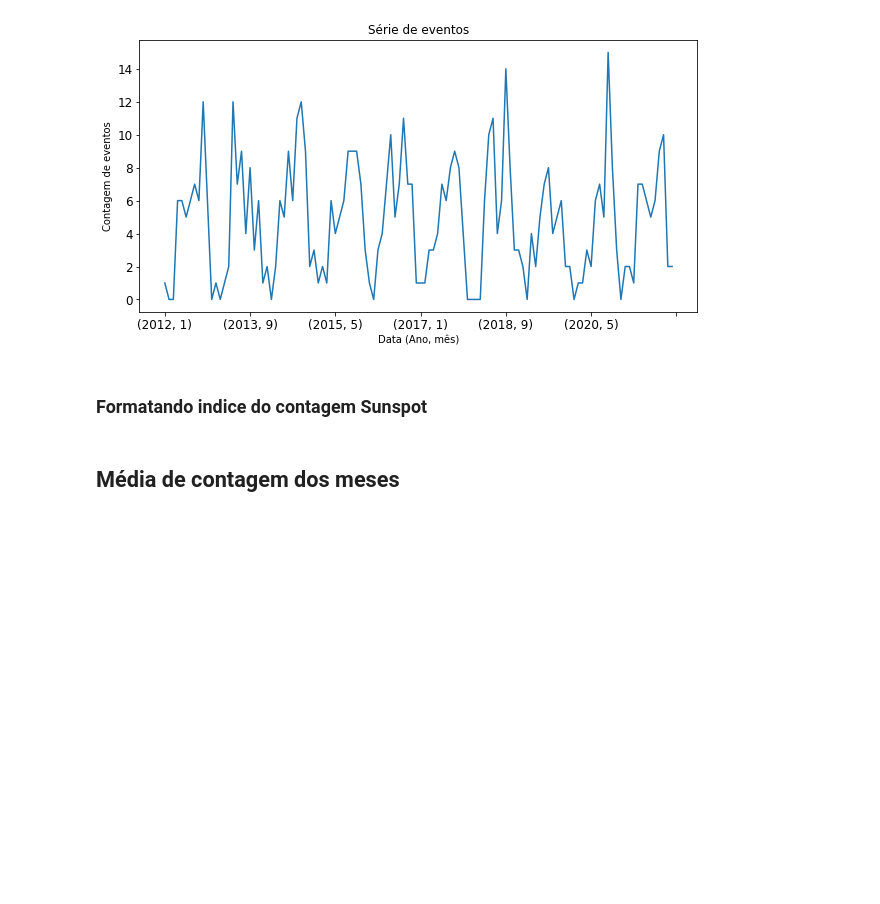
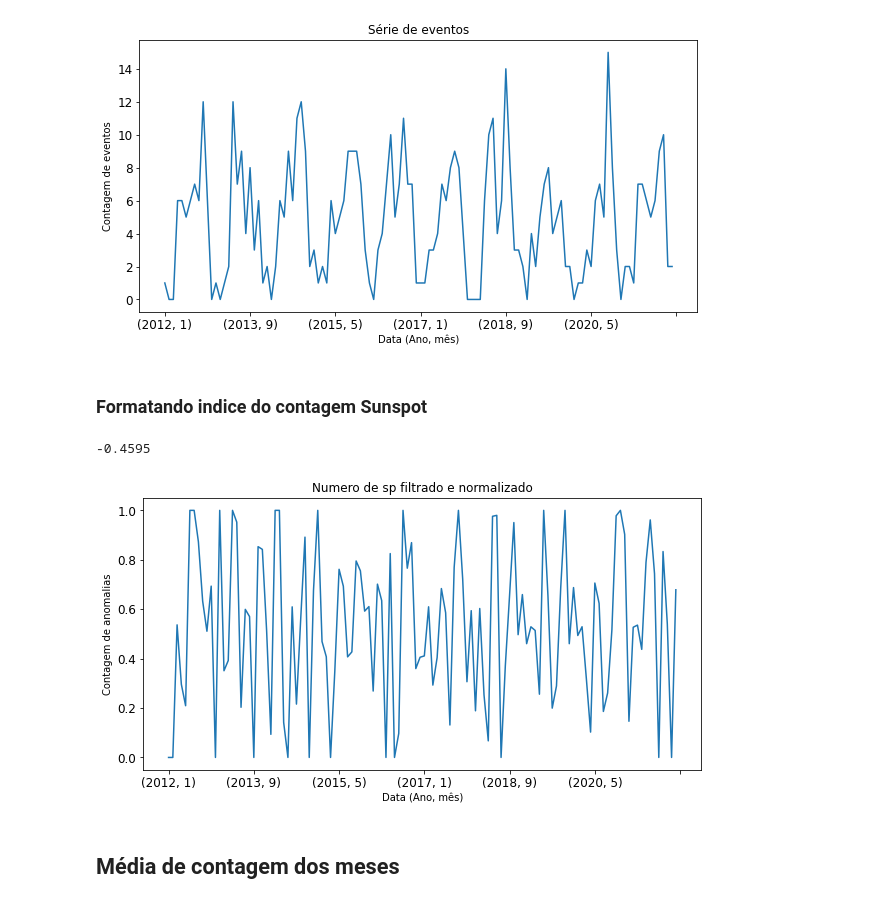
Before and after one commit to morganzera/TGF, a Jupyter notebook: Pibic_pt2/Contagem.ipynb, the cells around one changed output. Cells and saved outputs as stored; diff of their text form; code cells hidden in the pictures; blank space fills up the shorter version.

```diff
--- a/Pibic_pt2/Contagem.ipynb
+++ b/Pibic_pt2/Contagem.ipynb
@@ -148,5 +148,11 @@ dados_sp = []
 for i in sp:
     dados_sp.append(i)
 # Arrumando os dados numa tabela certinha:
-sp_pronto = pd.DataFrame(dados_sp, index=iSP_Formatado, columns=['Numero de sp medio'])
+sp_pronto = pd.DataFrame(dados_sp, columns=['Numero de sp medio'])
+sp_pronto['indice'] = iSP_Formatado
 dadosSP = sp_pronto['Numero de sp medio']
+print(dadosSP[0])
+# janeiro = []
+# janeiro.append(dadosSP[x])
+# %% [output]
+-0.4595
@@ -153,3 +276,42 @@ dadosSP = sp_pronto['Numero de sp medio']
+# %%
+contNormalizada = []
+for x in range(len(verifica_mes)):
+    mes_Normalizado = 0.0
+    if verifica_mes[x][1] == 1:
+        mes_Normalizado = (dadosSP[x] - jan_min)/(jan_max - jan_min)
+    elif verifica_mes[x][1] == 2:
+        mes_Normalizado = (dadosSP[x] - fev_min)/(fev_max - fev_min)
+    elif verifica_mes[x][1] == 3:
+        mes_Normalizado = (dadosSP[x] - mar_min)/(mar_max - mar_min)
+    elif verifica_mes[x][1] == 4:
+        mes_Normalizado = (dadosSP[x] - abr_min)/(abr_max - abr_min)
+    elif verifica_mes[x][1] == 5:
+        mes_Normalizado = (dadosSP[x] - mai_min)/(mai_max - mai_min)
+    elif verifica_mes[x][1] == 6:
+        mes_Normalizado = (dadosSP[x] - jun_min)/(jun_max - jun_min)
+    elif verifica_mes[x][1] == 7:
+        mes_Normalizado = (dadosSP[x] - jul_min)/(jul_max - jul_min)
+    elif verifica_mes[x][1] == 8:
+        mes_Normalizado = (dadosSP[x] - ago_min)/(ago_max - ago_min)
+    elif verifica_mes[x][1] == 9:
+        mes_Normalizado = (dadosSP[x] - set_min)/(set_max - set_min)
+    elif verifica_mes[x][1] == 10:
+        mes_Normalizado = (dadosSP[x] - out_min)/(out_max - out_min)
+    elif verifica_mes[x][1] == 11:
+        mes_Normalizado = (dadosSP[x] - nov_min)/(nov_max - nov_min)
+    else:
+        mes_Normalizado = (dadosSP[x] - dez_min)/(dez_max - dez_min)
+    # contavgNormalizado.append(round(mes_Normalizado))
+    contNormalizada.append(mes_Normalizado)
+
+spF_normalizado = pd.Series(data=contNormalizada, index=iSP_Formatado)
+spF_normalizado.plot(fontsize=12, figsize=(10, 5), title='Numero de sp filtrado e normalizado', xlabel='Data (Ano, mês)', ylabel='Contagem de anomalias')
+
+spF_normalizadoDF = pd.DataFrame(contNormalizada, columns=['Valores de SP medio filtrado e normalizado'])
+spF_normalizadoDF['indice'] = iSP_Formatado
+# Finalizado a normlizacao do spF
+# %% [output]
+[figure, added]
 # %% [markdown]
 ## Média de contagem dos meses
 # %%
```
Also changed, not shown: parts of 2 cells of this notebook, 2 other files.
